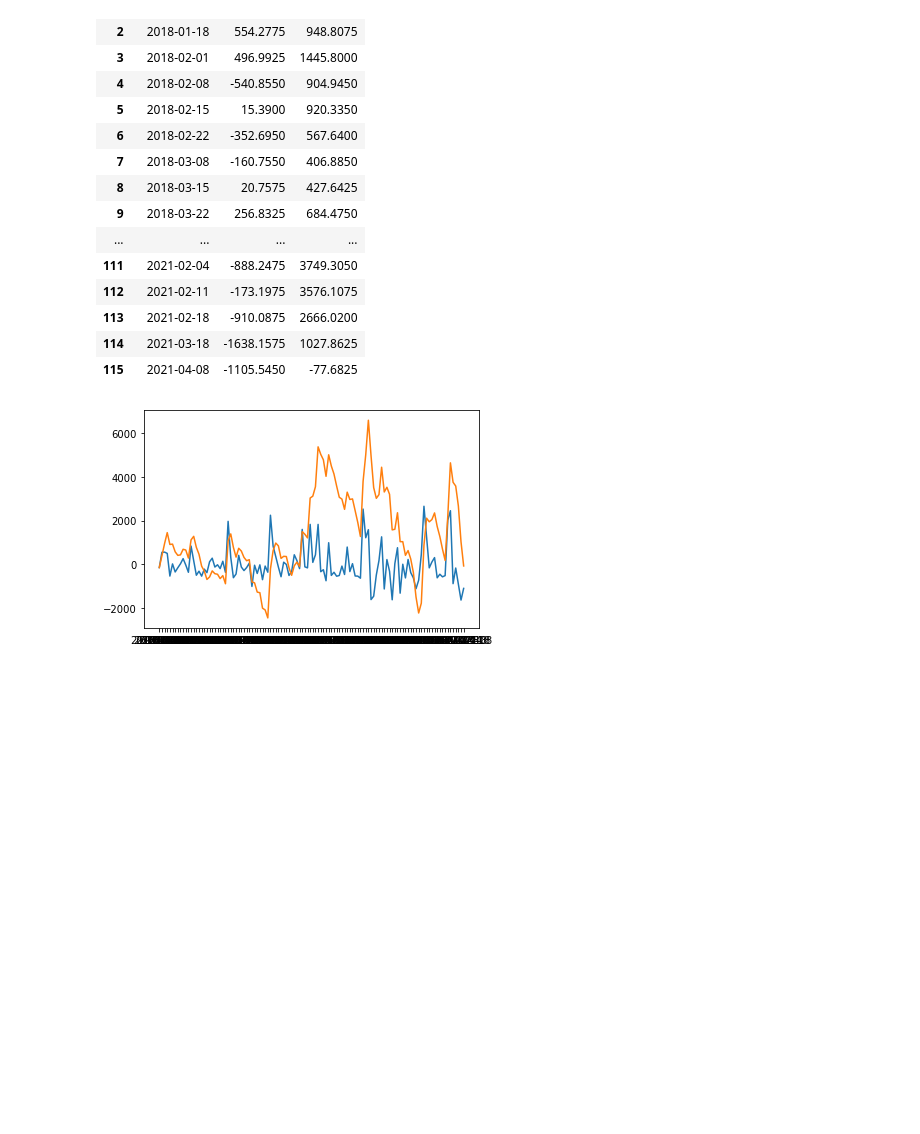
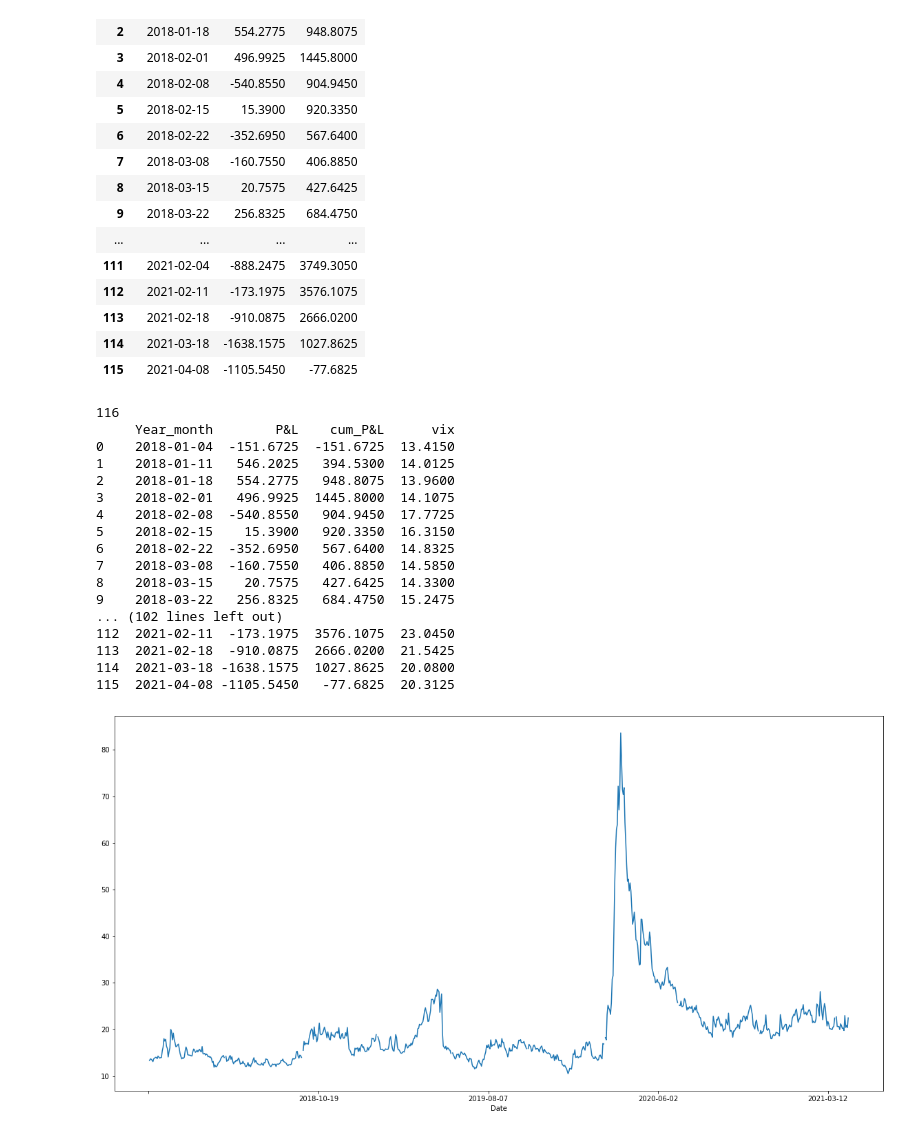
Before and after one commit to SanjotRaibagkar/mokshtech, a Jupyter notebook: stock_predictor/optionvaluecalculation/strategies/weeklyOptionBuy.ipynb, the cells around one changed output. Cells and saved outputs as stored; diff of their text form; code cells hidden in the pictures; blank space fills up the shorter version.

```diff
--- a/stock_predictor/optionvaluecalculation/strategies/weeklyOptionBuy.ipynb
+++ b/stock_predictor/optionvaluecalculation/strategies/weeklyOptionBuy.ipynb
@@ -180,7 +180,7 @@ for name, group in option_Df_group :
     if not np.isnan(pandl):
         p_N_L_list.append(pandl)
         cum_p_N_L_list.append(val+pandl)
-        year_month_list.append(name)
+        year_month_list.append(next_expiry)
     else:
         print("NAN number", pandl)
     print( ce_buy,ce_sell,pe_buy,pe_sell,"")
@@ -234,8 +234,38 @@ month_profit_loss
 | 113 | 2021-02-18 | -910.0875 | 2666.0200 |
 | 114 | 2021-03-18 | -1638.1575 | 1027.8625 |
 | 115 | 2021-04-08 | -1105.5450 | -77.6825 |
-# %%
-plt.plot(month_profit_loss['Year_month'], month_profit_loss['P&L'],month_profit_loss['cum_P&L'])
-plt.show()
-# %% [output]
-[figure, removed]
+# %%
+vix = nsepy.get_history(symbol="INDIAVIX",
+            start=date(2018,1,1),
+            end=date(2021,4,30),
+            index=True)
+plt.figure(figsize=(20,10))
+vix['Close'].plot()
+#print(vix.index)
+#print(list(month_profit_loss['Year_month']))
+vix['Date_val'] = vix.index
+vix['Date_val'] =vix[['Date_val']].astype(str)
+print(len(list(month_profit_loss['Year_month'])))
+#print((vix[vix['Date_val'].isin(list(month_profit_loss['Year_month']))]))
+val= list(vix[vix['Date_val'].isin(list(month_profit_loss['Year_month']))]['Close'])
+month_profit_loss['vix']= val
+print(month_profit_loss)
+# %% [output]
+116
+     Year_month        P&L    cum_P&L      vix
+0    2018-01-04  -151.6725  -151.6725  13.4150
+1    2018-01-11   546.2025   394.5300  14.0125
+2    2018-01-18   554.2775   948.8075  13.9600
+3    2018-02-01   496.9925  1445.8000  14.1075
+4    2018-02-08  -540.8550   904.9450  17.7725
+5    2018-02-15    15.3900   920.3350  16.3150
+6    2018-02-22  -352.6950   567.6400  14.8325
+7    2018-03-08  -160.7550   406.8850  14.5850
+8    2018-03-15    20.7575   427.6425  14.3300
+9    2018-03-22   256.8325   684.4750  15.2475
+... (102 lines left out)
+112  2021-02-11  -173.1975  3576.1075  23.0450
+113  2021-02-18  -910.0875  2666.0200  21.5425
+114  2021-03-18 -1638.1575  1027.8625  20.0800
+115  2021-04-08 -1105.5450   -77.6825  20.3125
+[figure, added]
```
Also changed, not shown: parts of 1 cell of this notebook.
